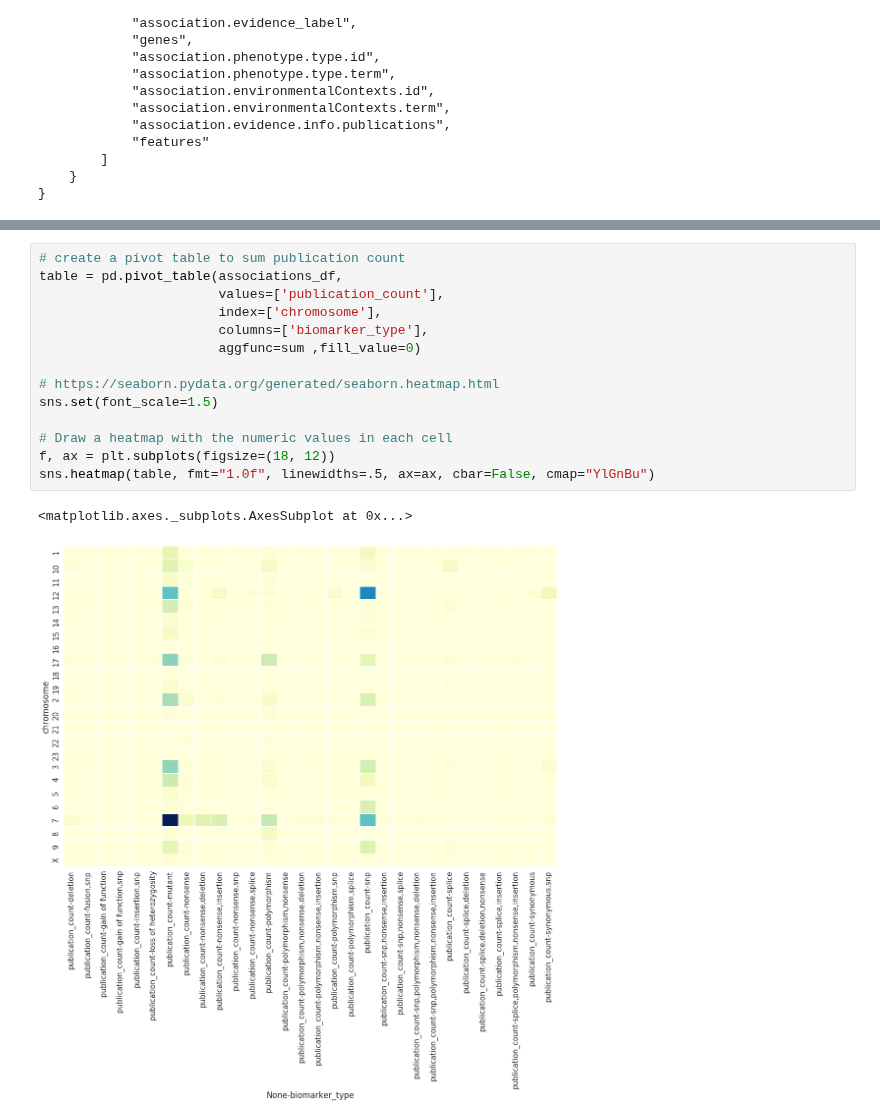
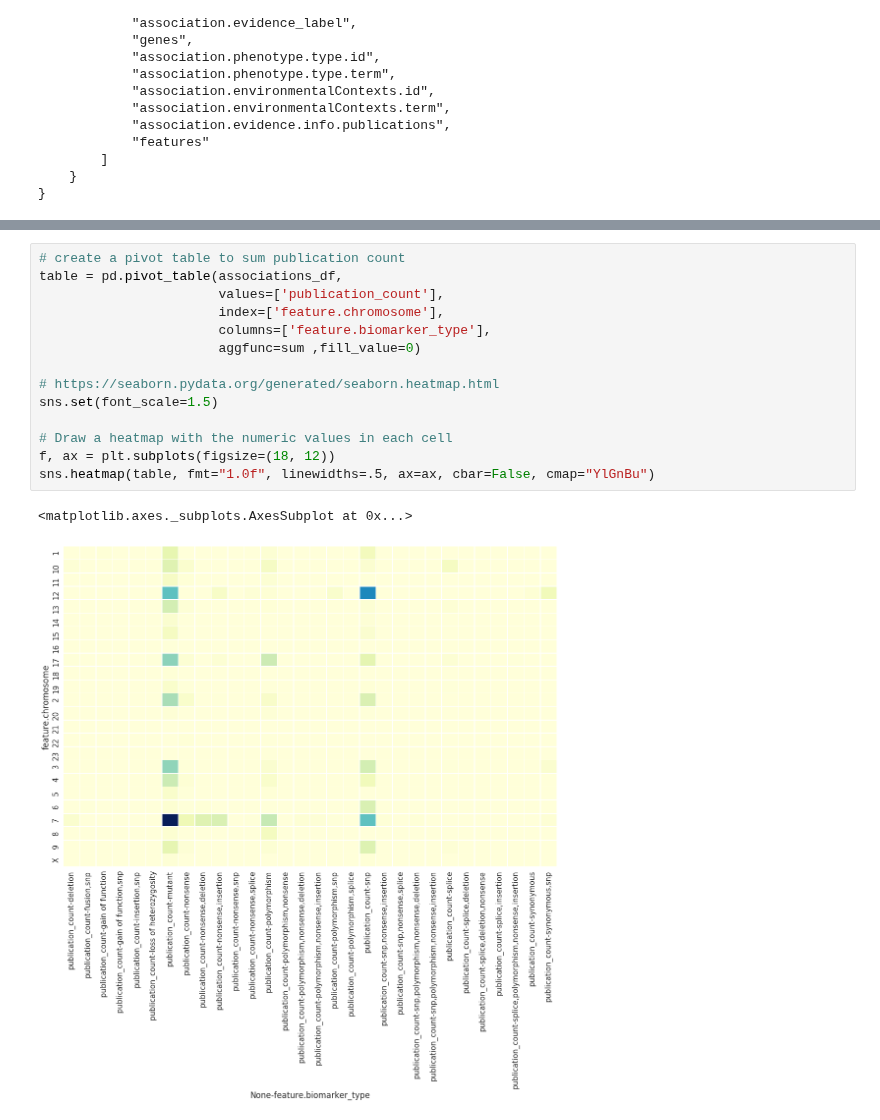
Before and after one commit to ohsu-comp-bio/g2p-aggregator, a Jupyter notebook: notebooks/associations_dataframe.ipynb, the cells around one changed output, grey strips where cells are left out. Drawn from its saved outputs; the diff is of its cells as text.

Commit message:
clean up column names

```diff
--- a/notebooks/associations_dataframe.ipynb
+++ b/notebooks/associations_dataframe.ipynb
@@ -59,20 +58,20 @@ associations_df.head(4)
 # %%
 # create a pivot table to sum publication count
 table = pd.pivot_table(associations_df,
                        values=['publication_count'],
-                       index=['chromosome'],
-                       columns=['biomarker_type'],
+                       index=['feature.chromosome'],
+                       columns=['feature.biomarker_type'],
                        aggfunc=sum ,fill_value=0)
 
 # https://seaborn.pydata.org/generated/seaborn.heatmap.html
 sns.set(font_scale=1.5)
 
 # Draw a heatmap with the numeric values in each cell
 f, ax = plt.subplots(figsize=(18, 12))
 sns.heatmap(table, fmt="1.0f", linewidths=.5, ax=ax, cbar=False, cmap="YlGnBu")
 # %% [output]
 <matplotlib.axes._subplots.AxesSubplot at 0x...>
-[figure, old version]
+[figure, new version]
 # %%
 sns.set(font_scale=2)
 
```
Also changed, not shown: parts of 2 cells of this notebook, 1 other file.
